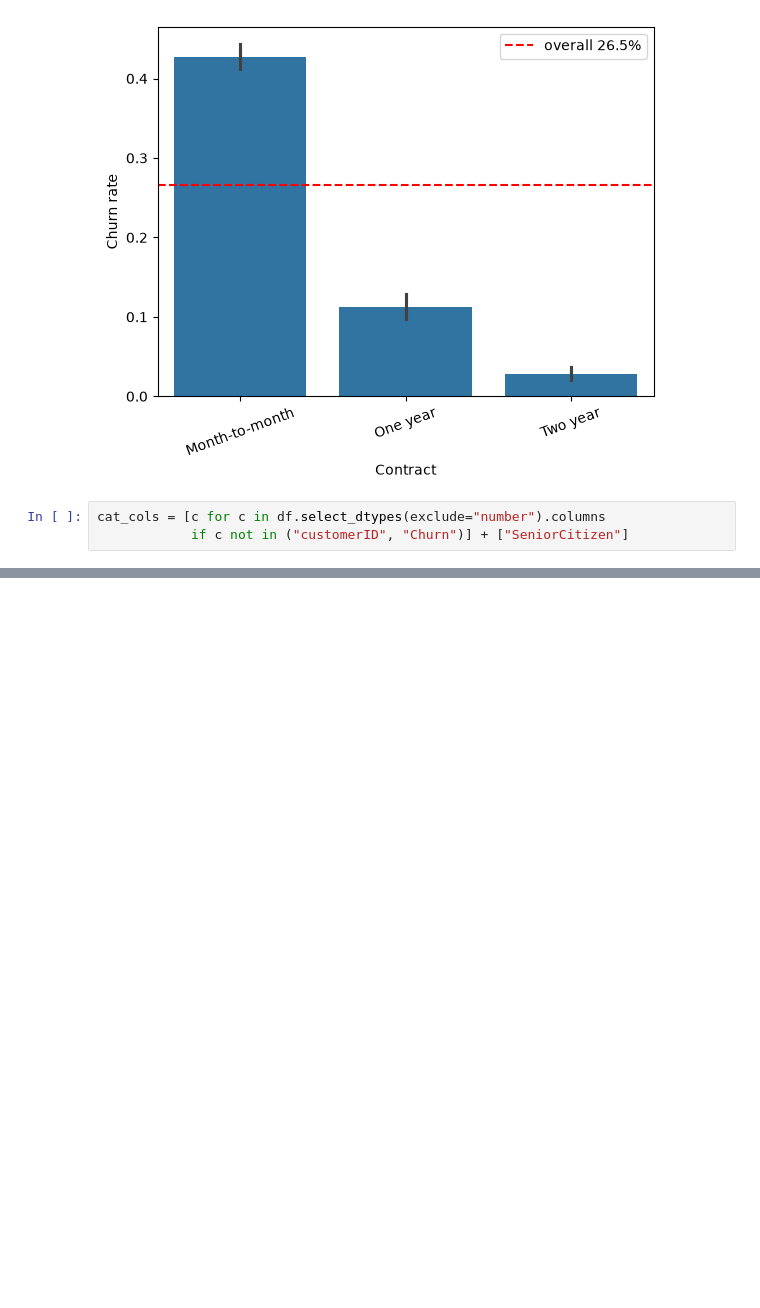
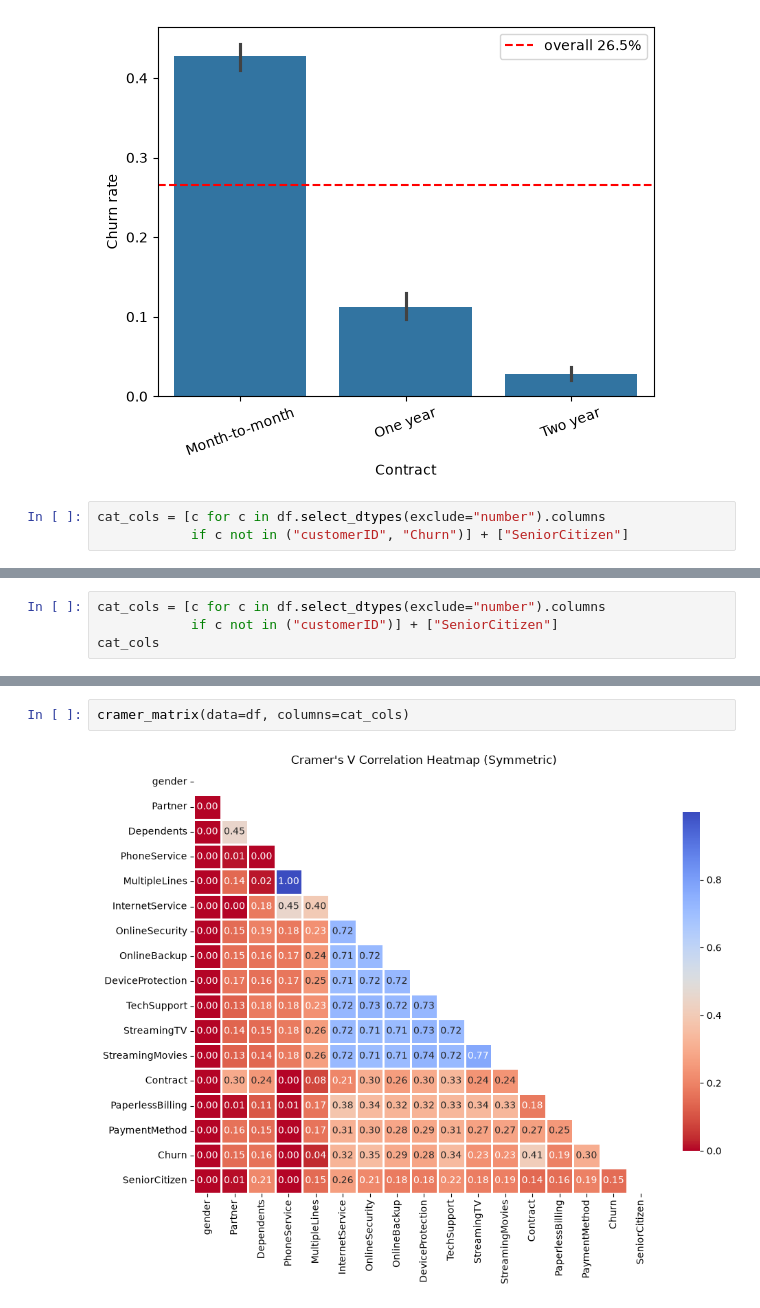
Before and after one commit to jeswingeorge/Telco-Customer-Churn-Kaggle, a Jupyter notebook: notebooks/2_bi_multivariate_analysis.ipynb, the cells around one changed output, grey strips where cells are left out. Drawn from its saved outputs; the diff is of its cells as text; blank space fills up the shorter version.

```diff
--- a/notebooks/2_bi_multivariate_analysis.ipynb
+++ b/notebooks/2_bi_multivariate_analysis.ipynb
@@ -186,0 +276,4 @@ for col in cat_cols:
+# %%
+cat_cols = [c for c in df.select_dtypes(exclude="number").columns
+            if c not in ("customerID")] + ["SeniorCitizen"]
+cat_cols
@@ -186,0 +298,4 @@ for col in cat_cols:
+# %%
+cramer_matrix(data=df, columns=cat_cols)
+# %% [output]
+[figure, added]
```
Also changed, not shown: parts of 30 cells of this notebook, 5 other files.
